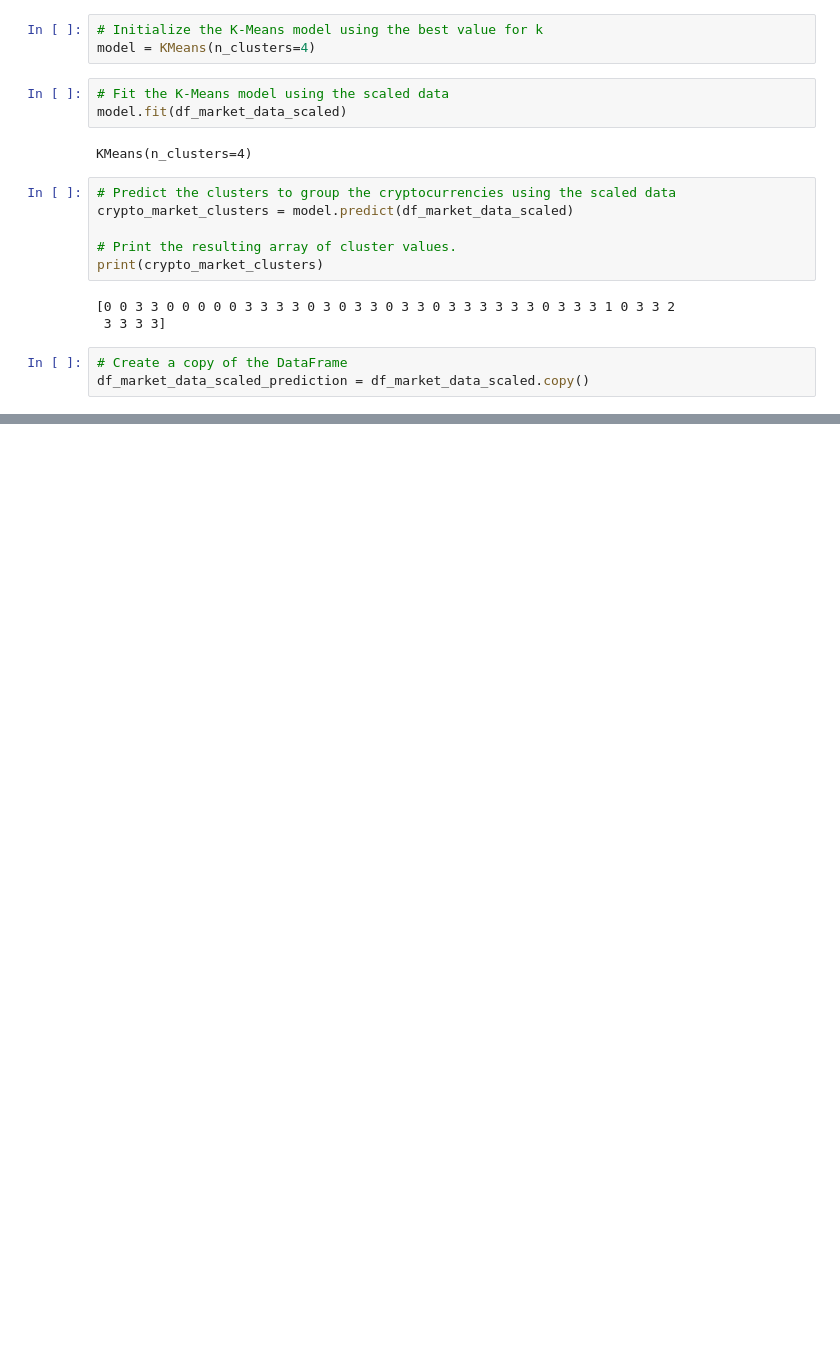
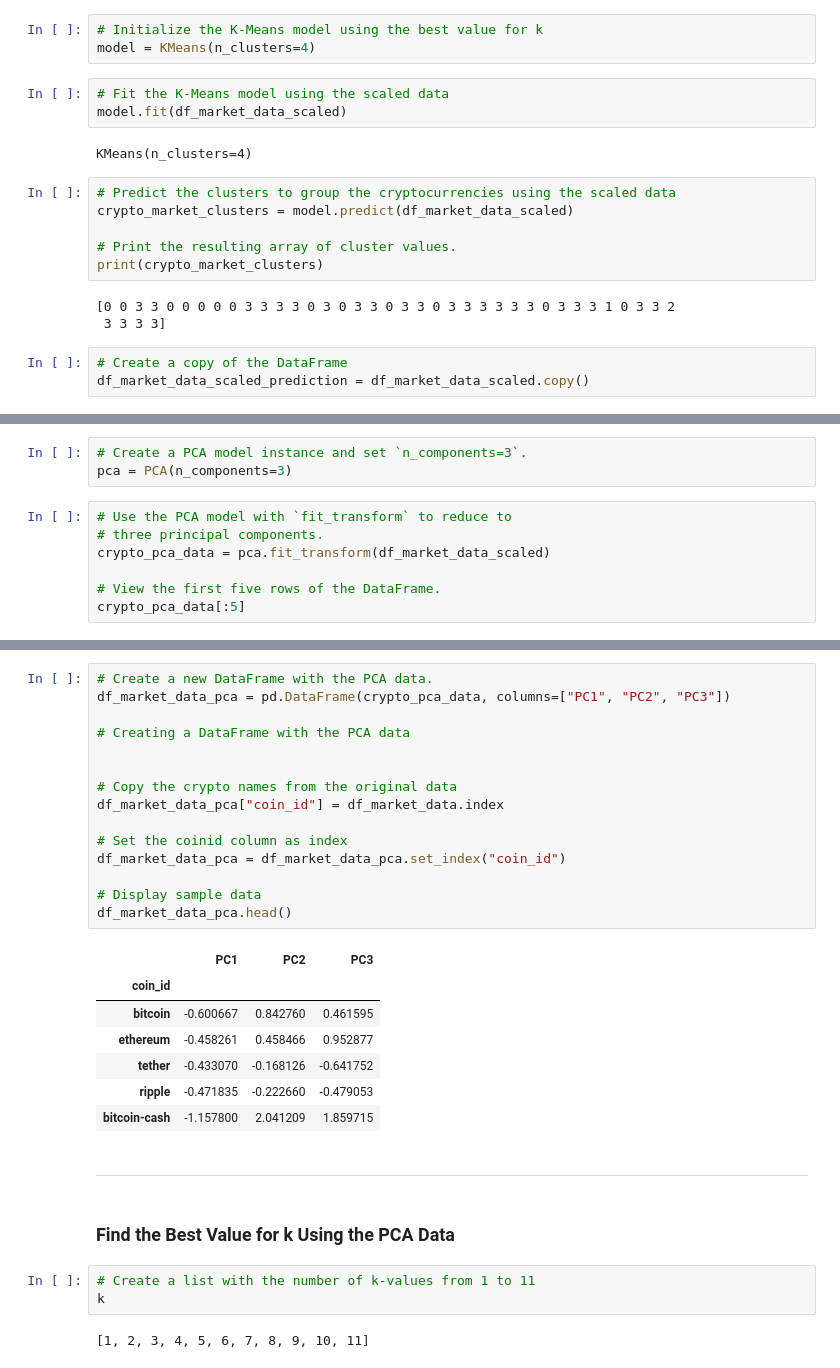
Before and after one commit to DominicT1995/CryptoClustering, a Jupyter notebook: crypto_clustering.ipynb, the cells around one changed output, grey strips where cells are left out. Drawn from its saved outputs; the diff is of its cells as text; blank space fills up the shorter version.

```diff
--- a/crypto_clustering.ipynb
+++ b/crypto_clustering.ipynb
@@ -188,0 +193,10 @@ df_market_data_scaled_prediction.hvplot.scatter(
+# %%
+# Create a PCA model instance and set `n_components=3`.
+pca = PCA(n_components=3)
+# %%
+# Use the PCA model with `fit_transform` to reduce to
+# three principal components.
+crypto_pca_data = pca.fit_transform(df_market_data_scaled)
+
+# View the first five rows of the DataFrame.
+crypto_pca_data[:5]
@@ -188,0 +221,32 @@ df_market_data_scaled_prediction.hvplot.scatter(
+# %%
+# Create a new DataFrame with the PCA data.
+df_market_data_pca = pd.DataFrame(crypto_pca_data, columns=["PC1", "PC2", "PC3"])
+
+# Creating a DataFrame with the PCA data
+
+
+# Copy the crypto names from the original data
+df_market_data_pca["coin_id"] = df_market_data.index
+
+# Set the coinid column as index
+df_market_data_pca = df_market_data_pca.set_index("coin_id")
+
+# Display sample data
+df_market_data_pca.head()
+# %% [output]
+|  | PC1 | PC2 | PC3 |
+| coin_id |  |  |  |
+| bitcoin | -0.600667 | 0.842760 | 0.461595 |
+| ethereum | -0.458261 | 0.458466 | 0.952877 |
+| tether | -0.433070 | -0.168126 | -0.641752 |
+| ripple | -0.471835 | -0.222660 | -0.479053 |
+| bitcoin-cash | -1.157800 | 2.041209 | 1.859715 |
+# %% [markdown]
+---
+# %% [markdown]
+### Find the Best Value for k Using the PCA Data
+# %%
+# Create a list with the number of k-values from 1 to 11
+k
+# %% [output]
+[1, 2, 3, 4, 5, 6, 7, 8, 9, 10, 11]
```
Also changed, not shown: parts of 19 cells of this notebook.
